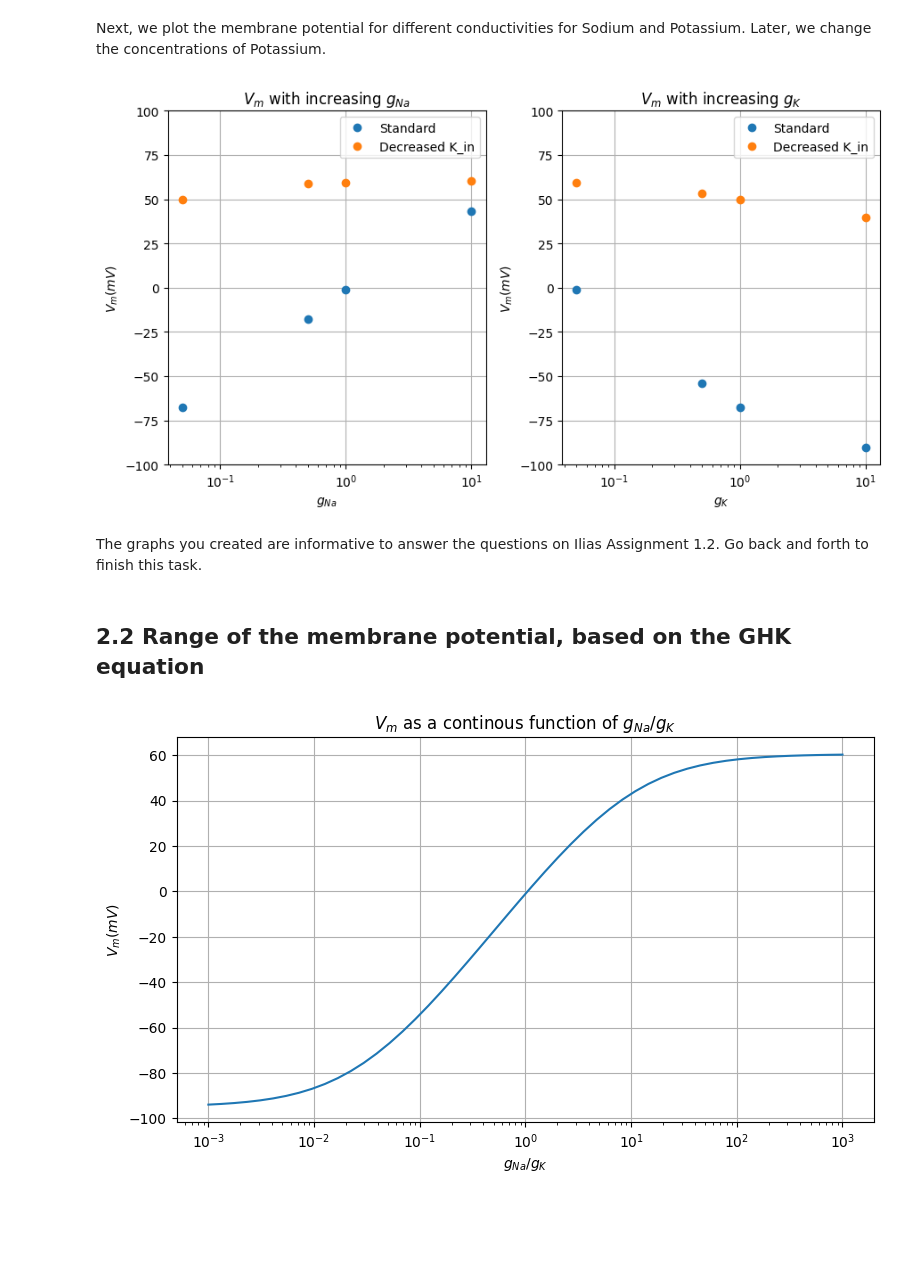
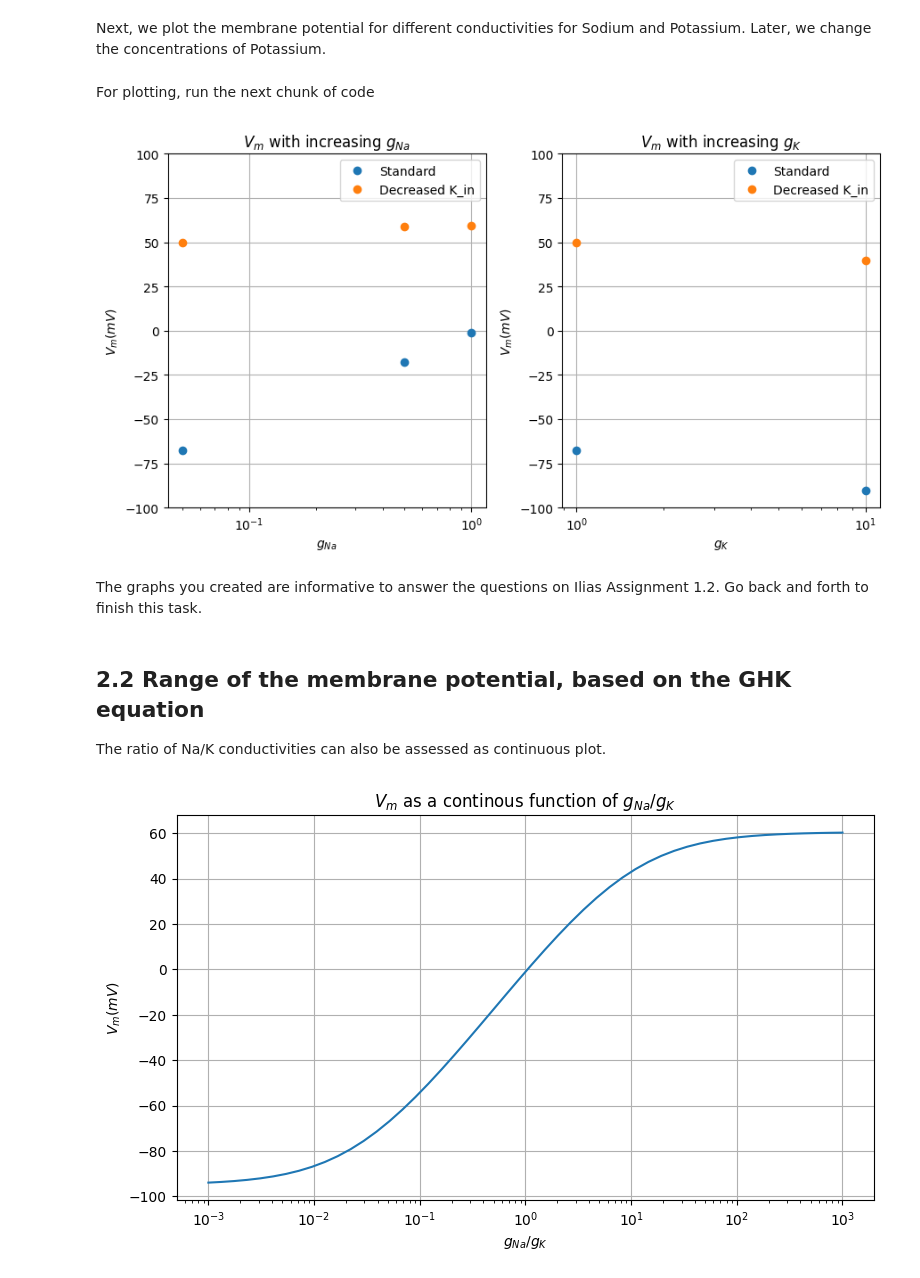
Before and after one commit to kleineidam/GoldmanAndCable, a Jupyter notebook: CourseHH.ipynb, the cells around one changed output. Saved outputs shown, nothing was run; the diff lists cells and outputs as text; code cells hidden in the pictures; blank space fills up the shorter version.

```diff
--- a/CourseHH.ipynb
+++ b/CourseHH.ipynb
@@ -88,25 +88,27 @@ K_in_standard = 140
 K_out_standard = 4
 # %% [markdown]
 Next, we plot the membrane potential for different conductivities for Sodium and Potassium. Later, we change the concentrations of Potassium.
+# %%
+############################################## TODO ##############################################
+# The following values are plotted in the cell below.
+# YOUR TASK: Add more values to see how Vm changes.
+g_na_values = [0.05, 0.5]
+g_k_values = [1.0, 10]
+
+############################################## TODO ##############################################
+# The following values are plotted in the cell below.
+# YOUR TASK: Enable the plotting of lower Potassium concentration by removing the # in the line with 'Decreased K_in'.
+# Thereby you overwrite the standard values for the concentrations
+# When no values are given (with the ###), the standard values are used
+Ion_Concentrations = [
+    {'label': 'Standard'
+    },
+    {'label': 'Decreased K_in',     'K_in': 1,    },
+]
+# %% [markdown]
+For plotting, run the next chunk of code
 # %%
-############################################## TODO ##############################################
-# The following values are plotted in the cell below.
-# YOUR TASK: Add more values to see how Vm changes.
-g_na_values = [0.05, 0.5, 1.0, 10]
-g_k_values = [1.0, 10, 0.5, 0.05]
-
-############################################## TODO ##############################################
-# The following values are plotted in the cell below.
-# YOUR TASK: Enable the plotting of lower Potassium concentration by removing the 3# below.
-# Thereby you overwrite the standard values for the concentrations
-# When no values are given (with the ###), the standard values are used
-Ion_Concentrations = [
-    {'label': 'Standard'
-    },
-    {'label': 'Decreased K_in',
-     'K_in': 1,
-    },
-]
+# @title
 ##################################################################################################
 def vm_goldmann(g_Na=g_Na_standard,
                 g_K=g_K_standard,
@@ -128,37 +130,38 @@ def vm_goldmann(g_Na=g_Na_standard,
     vm = prefactor * np.log(gc_ratio)
     return vm
 
 fig, axs = plt.subplots(1, 2, figsize=(9, 5))
 g_Na_list = np.array(g_na_values)
 g_K_list = np.array(g_k_values) #np.logspace(np.log10(1), 3)
 
 for Ion_Concentration in Ion_Concentrations:
     label = Ion_Concentration.pop('label')
     axs[0].plot(g_Na_list, 1e3*vm_goldmann(g_Na=g_Na_list, **Ion_Concentration), 'o', label=label)
     axs[1].plot(g_K_list, 1e3*vm_goldmann(g_K=g_K_list, **Ion_Concentration), 'o', label=label)
 
 axs[0].semilogx()
 axs[0].set_ylabel("$V_m (mV)$")
 axs[0].set_title("$V_m$ with increasing $g_{Na}$")
 axs[0].set_xlabel("$g_{Na}$")
 axs[0].set_ylim(-100, 100)
 axs[0].grid()
 axs[0].legend()
 
 axs[1].semilogx()
 axs[1].set_ylabel("$V_m (mV)$")
 axs[1].set_title("$V_m$ with increasing $g_{K}$")
 axs[1].set_xlabel("$g_{K}$")
 axs[1].set_ylim(-100, 100)
 axs[1].grid()
 axs[1].legend()
 
 fig.tight_layout()
 # %% [output]
-[figure, old version]
+[figure, new version]
 # %% [markdown]
 The graphs you created are informative to answer the questions on Ilias Assignment 1.2. Go back and forth to finish this task.
 # %% [markdown]
 
 ## 2.2 Range of the membrane potential, based on the GHK equation
+The ratio of Na/K conductivities can also be assessed as continuous plot.
 # %%
```
Also changed, not shown: parts of 27 cells of this notebook.
